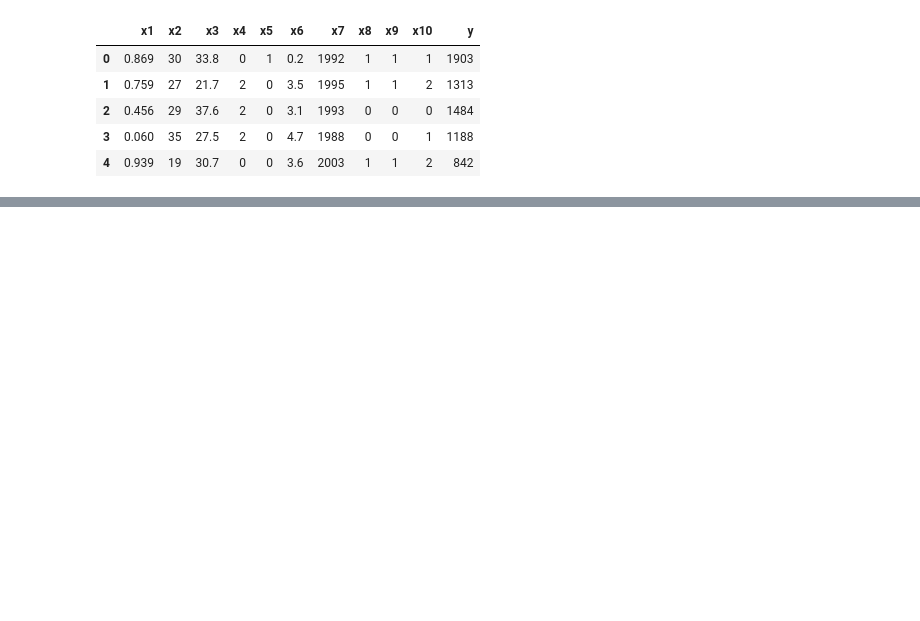
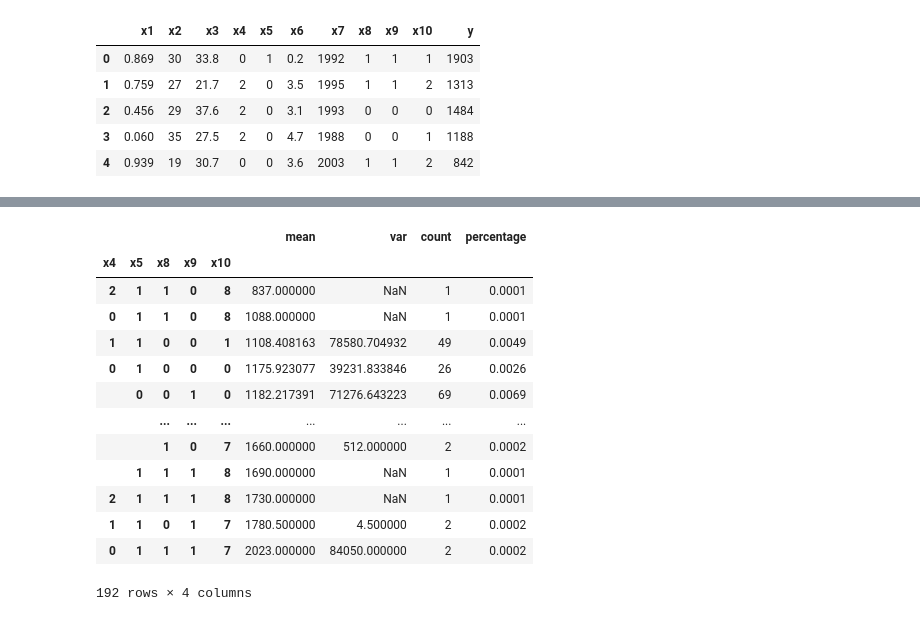
Before and after one commit to ib-rain/kc, a Jupyter notebook: simulator_ab/08_Solution.ipynb, the cells around one changed output, grey strips where cells are left out. Saved outputs shown, nothing was run; the diff lists cells and outputs as text; code cells hidden in the pictures; blank space fills up the shorter version.

```diff
--- a/simulator_ab/08_Solution.ipynb
+++ b/simulator_ab/08_Solution.ipynb
@@ -90,0 +228,17 @@ df['strat'] = get_strats(df_features)
+# %%
+df_agg.sort_values(by='mean')
+# %% [output]
+|  |  |  |  |  | mean | var | count | percentage |
+| x4 | x5 | x8 | x9 | x10 |  |  |  |  |
+| 2 | 1 | 1 | 0 | 8 | 837.000000 | NaN | 1 | 0.0001 |
+| 0 | 1 | 1 | 0 | 8 | 1088.000000 | NaN | 1 | 0.0001 |
+| 1 | 1 | 0 | 0 | 1 | 1108.408163 | 78580.704932 | 49 | 0.0049 |
+| 0 | 1 | 0 | 0 | 0 | 1175.923077 | 39231.833846 | 26 | 0.0026 |
+|  | 0 | 0 | 1 | 0 | 1182.217391 | 71276.643223 | 69 | 0.0069 |
+|  |  | ... | ... | ... | ... | ... | ... | ... |
+|  |  | 1 | 0 | 7 | 1660.000000 | 512.000000 | 2 | 0.0002 |
+|  | 1 | 1 | 1 | 8 | 1690.000000 | NaN | 1 | 0.0001 |
+| 2 | 1 | 1 | 1 | 8 | 1730.000000 | NaN | 1 | 0.0001 |
+| 1 | 1 | 0 | 1 | 7 | 1780.500000 | 4.500000 | 2 | 0.0002 |
+| 0 | 1 | 1 | 1 | 7 | 2023.000000 | 84050.000000 | 2 | 0.0002 |
+192 rows × 4 columns
```
Also changed, not shown: parts of 37 cells of this notebook, 1 other file.
